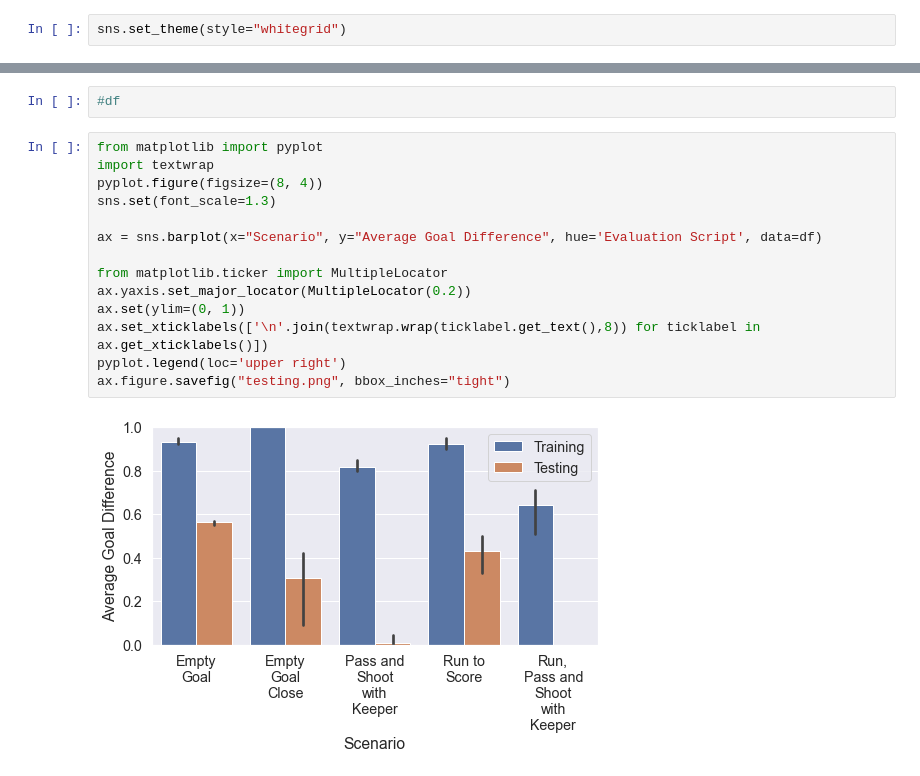
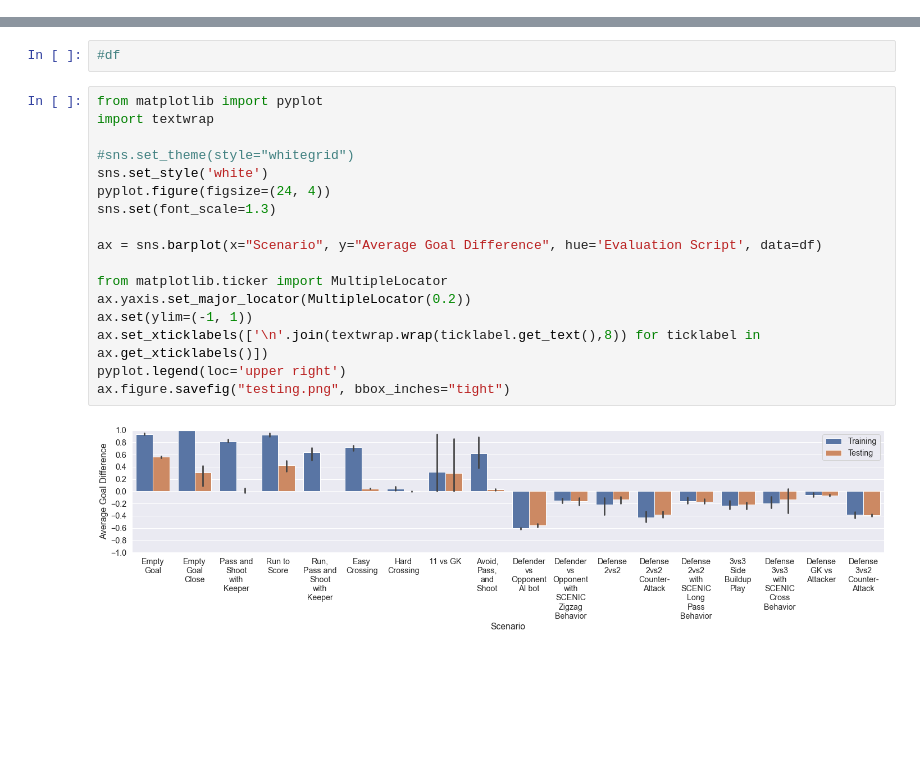
Before and after one commit to scenic4RL/scenic4rl, a Jupyter notebook: training/gfrl/reports/testing.ipynb, the cells around one changed output, grey strips where cells are left out. Cells and saved outputs as stored; diff of their text form; blank space fills up the shorter version.

```diff
--- a/training/gfrl/reports/testing.ipynb
+++ b/training/gfrl/reports/testing.ipynb
@@ -1,7 +1,5 @@
 # %%
 import seaborn as sns
-# %%
-sns.set_theme(style="whitegrid")
 # %%
 import pandas as pd
 
@@ -33,16 +27,19 @@ df
 # %%
 from matplotlib import pyplot
 import textwrap
-pyplot.figure(figsize=(8, 4))
+
+#sns.set_theme(style="whitegrid")
+sns.set_style('white')
+pyplot.figure(figsize=(24, 4))
 sns.set(font_scale=1.3)
 
 ax = sns.barplot(x="Scenario", y="Average Goal Difference", hue='Evaluation Script', data=df)
 
 from matplotlib.ticker import MultipleLocator
 ax.yaxis.set_major_locator(MultipleLocator(0.2))
-ax.set(ylim=(0, 1))
+ax.set(ylim=(-1, 1))
 ax.set_xticklabels(['\n'.join(textwrap.wrap(ticklabel.get_text(),8)) for ticklabel in ax.get_xticklabels()])
 pyplot.legend(loc='upper right')
 ax.figure.savefig("testing.png", bbox_inches="tight")
 # %% [output]
-[figure, old version]
+[figure, new version]
```
Also changed, not shown: parts of 1 cell of this notebook, 9 other files.
